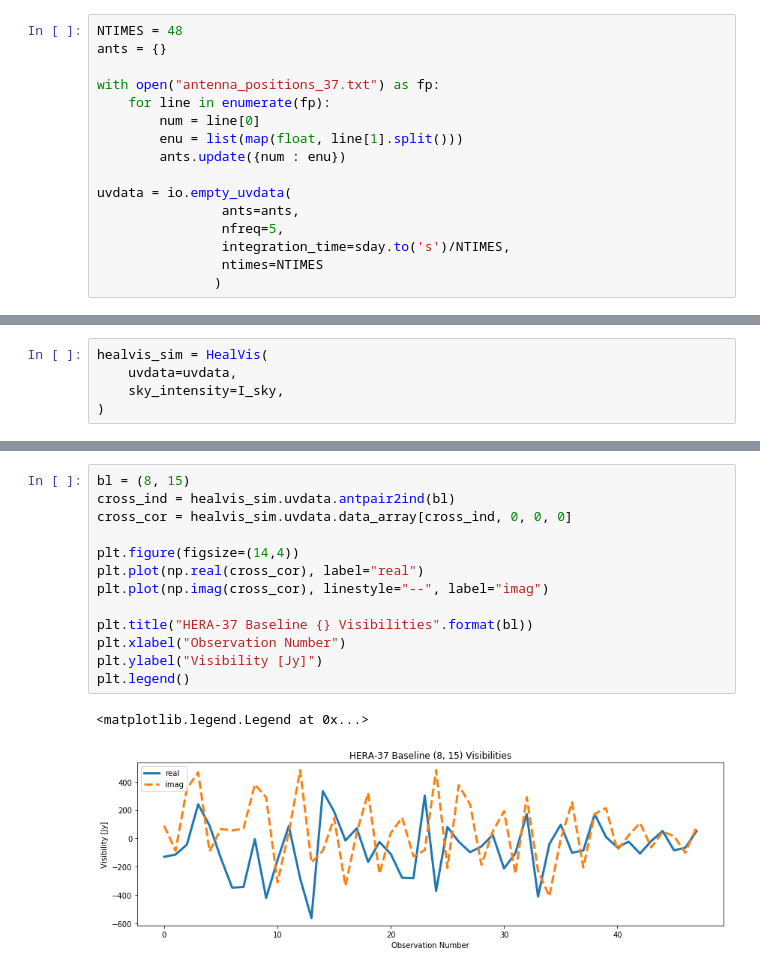
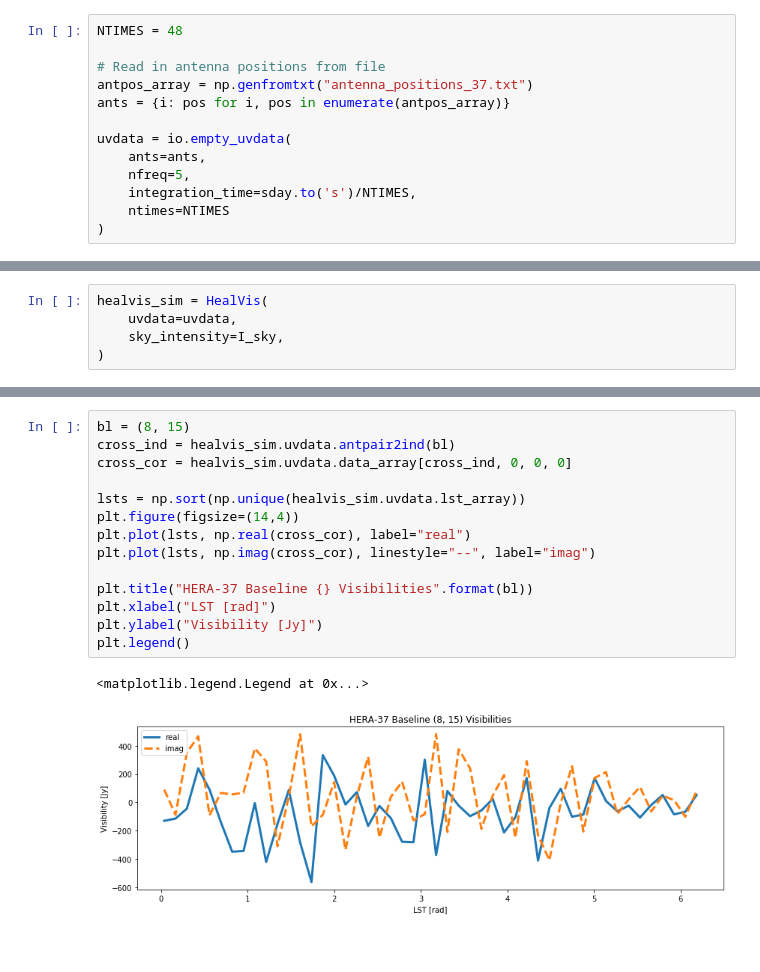
Before and after one commit to HERA-Team/hera_sim, a Jupyter notebook: docs/tutorials/visibility_simulator.ipynb, the cells around one changed output, grey strips where cells are left out. Saved outputs shown, nothing was run; the diff lists cells and outputs as text.

```diff
--- a/docs/tutorials/visibility_simulator.ipynb
+++ b/docs/tutorials/visibility_simulator.ipynb
@@ -589,19 +594,16 @@ Finished: 48, Elapsed 0.08min, Remain 0.000hour, MaxRSS 0.212568GB
 # %%
 NTIMES = 48
-ants = {}
 
-with open("antenna_positions_37.txt") as fp:
-    for line in enumerate(fp):
-        num = line[0]
-        enu = list(map(float, line[1].split()))
-        ants.update({num : enu})
+# Read in antenna positions from file
+antpos_array = np.genfromtxt("antenna_positions_37.txt")
+ants = {i: pos for i, pos in enumerate(antpos_array)}
 
 uvdata = io.empty_uvdata(
-                ants=ants,
-                nfreq=5,
-                integration_time=sday.to('s')/NTIMES,
-                ntimes=NTIMES
-               )
+    ants=ants,
+    nfreq=5,
+    integration_time=sday.to('s')/NTIMES,
+    ntimes=NTIMES
+)
 # %%
 # pygsm required
 nbase = 4
@@ -661,16 +663,17 @@ Finished: 48, Elapsed 1.04min, Remain 0.000hour, MaxRSS 0.328412GB
 # %%
 bl = (8, 15)
 cross_ind = healvis_sim.uvdata.antpair2ind(bl)
 cross_cor = healvis_sim.uvdata.data_array[cross_ind, 0, 0, 0]
 
+lsts = np.sort(np.unique(healvis_sim.uvdata.lst_array))
 plt.figure(figsize=(14,4))
-plt.plot(np.real(cross_cor), label="real")
-plt.plot(np.imag(cross_cor), linestyle="--", label="imag")
+plt.plot(lsts, np.real(cross_cor), label="real")
+plt.plot(lsts, np.imag(cross_cor), linestyle="--", label="imag")
 
 plt.title("HERA-37 Baseline {} Visibilities".format(bl))
-plt.xlabel("Observation Number")
+plt.xlabel("LST [rad]")
 plt.ylabel("Visibility [Jy]")
 plt.legend()
 # %% [output]
 <matplotlib.legend.Legend at 0x...>
-[figure, old version]
+[figure, new version]
```
Also changed, not shown: parts of 19 cells of this notebook, 1 other file.
